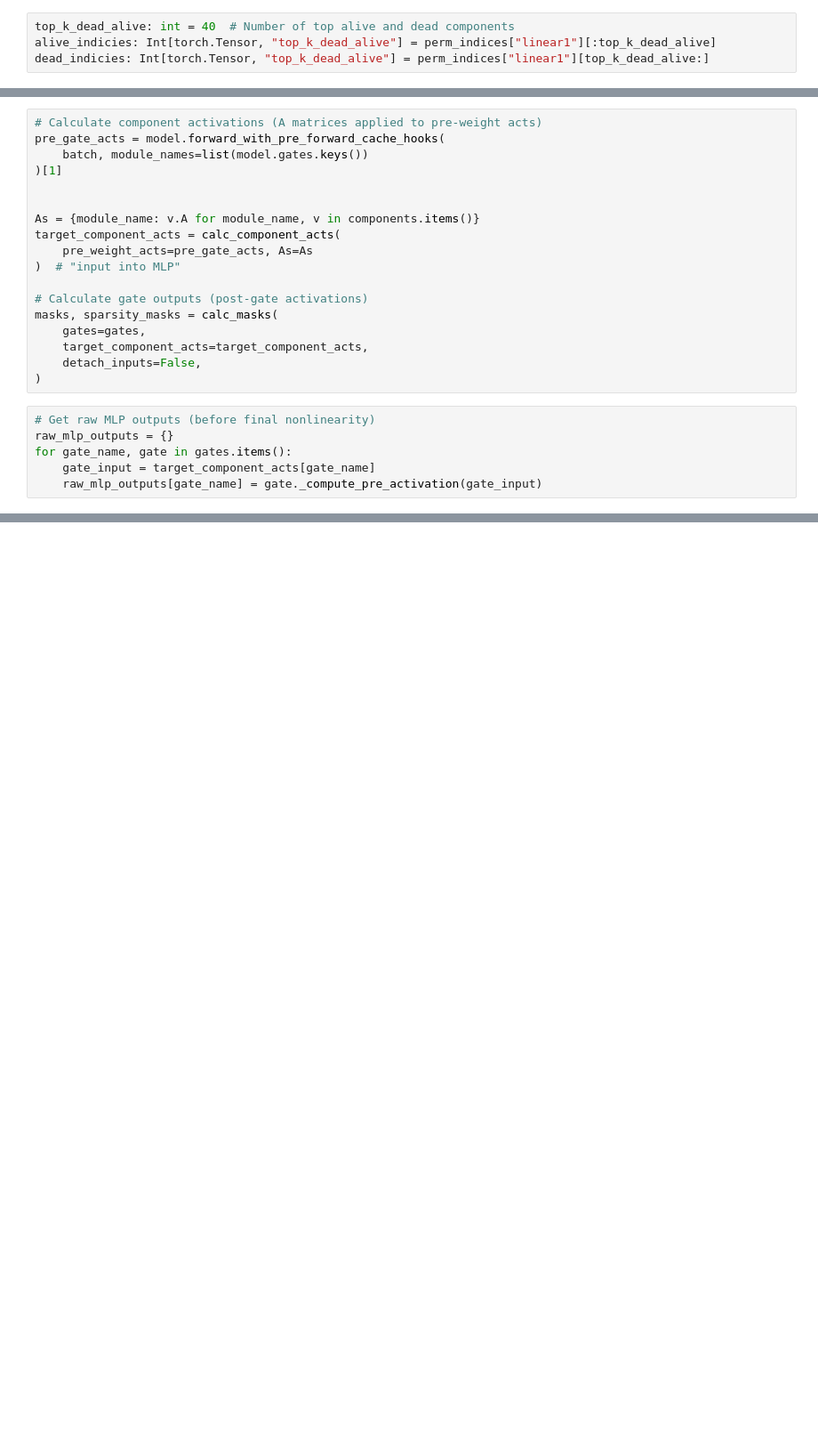
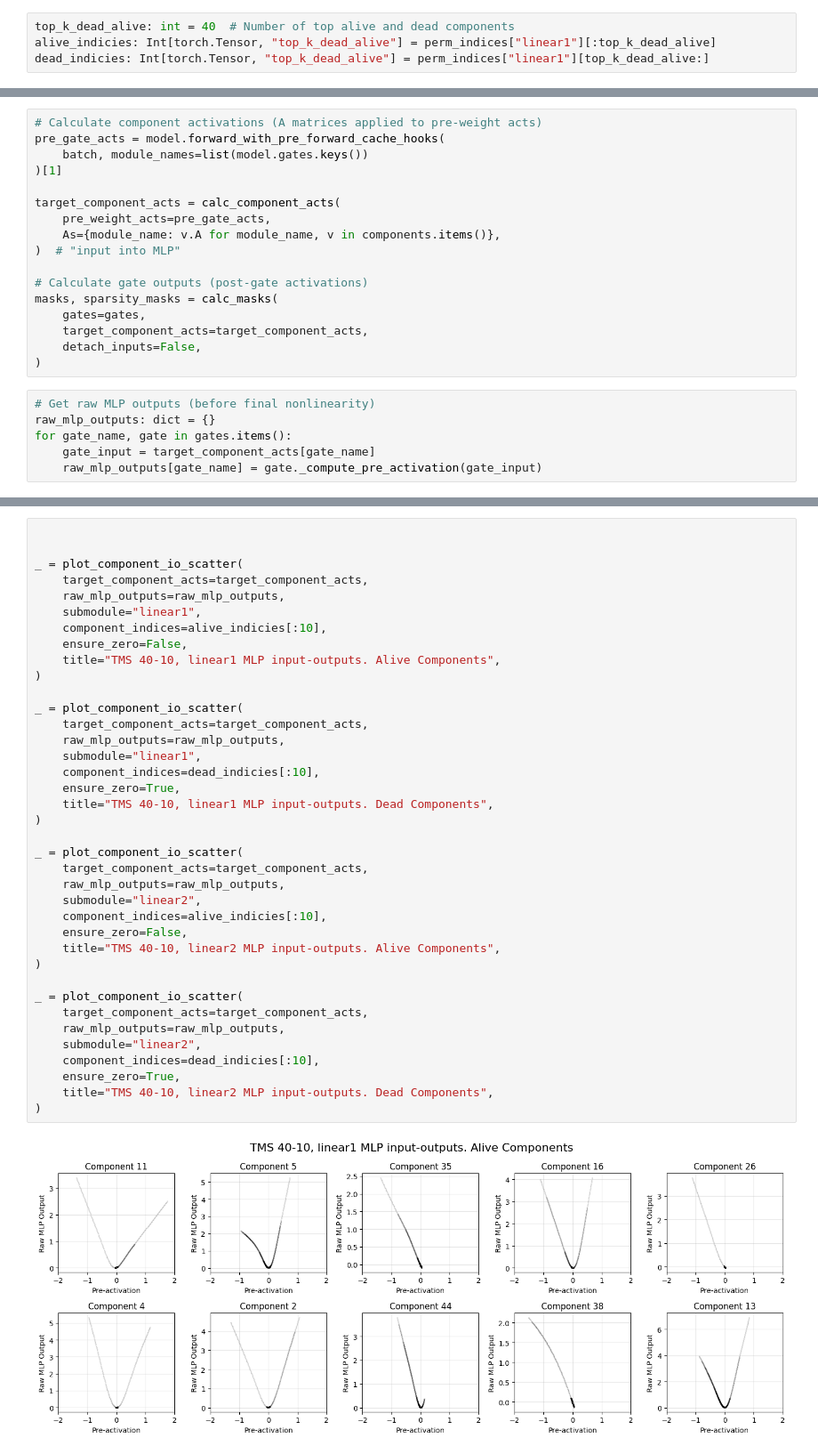
Before and after one commit to mivanit/apd, a Jupyter notebook: notebooks/visualize_gate_mlp_simple.ipynb, the cells around one changed output, grey strips where cells are left out. Shown at 89% size. Cells and saved outputs as stored; diff of their text form; blank space fills up the shorter version.

```diff
--- a/notebooks/visualize_gate_mlp_simple.ipynb
+++ b/notebooks/visualize_gate_mlp_simple.ipynb
@@ -81,10 +84,9 @@ pre_gate_acts = model.forward_with_pre_forward_cache_hooks(
     batch, module_names=list(model.gates.keys())
 )[1]
 
-
-As = {module_name: v.A for module_name, v in components.items()}
 target_component_acts = calc_component_acts(
-    pre_weight_acts=pre_gate_acts, As=As
+    pre_weight_acts=pre_gate_acts,
+	As={module_name: v.A for module_name, v in components.items()},
 )  # "input into MLP"
 
 # Calculate gate outputs (post-gate activations)
@@ -95,7 +97,7 @@ masks, sparsity_masks = calc_masks(
 )
 # %%
 # Get raw MLP outputs (before final nonlinearity)
-raw_mlp_outputs = {}
+raw_mlp_outputs: dict = {}
 for gate_name, gate in gates.items():
     gate_input = target_component_acts[gate_name]
     raw_mlp_outputs[gate_name] = gate._compute_pre_activation(gate_input)
@@ -239,0 +205,40 @@ plt.show()
+# %%
+
+
+_ = plot_component_io_scatter(
+    target_component_acts=target_component_acts,
+    raw_mlp_outputs=raw_mlp_outputs,
+    submodule="linear1",
+    component_indices=alive_indicies[:10],
+    ensure_zero=False,
+    title="TMS 40-10, linear1 MLP input-outputs. Alive Components",
+)
+
+_ = plot_component_io_scatter(
+    target_component_acts=target_component_acts,
+    raw_mlp_outputs=raw_mlp_outputs,
+    submodule="linear1",
+    component_indices=dead_indicies[:10],
+    ensure_zero=True,
+    title="TMS 40-10, linear1 MLP input-outputs. Dead Components",
+)
+
+_ = plot_component_io_scatter(
+    target_component_acts=target_component_acts,
+    raw_mlp_outputs=raw_mlp_outputs,
+    submodule="linear2",
+    component_indices=alive_indicies[:10],
+    ensure_zero=False,
+    title="TMS 40-10, linear2 MLP input-outputs. Alive Components",
+)
+
+_ = plot_component_io_scatter(
+    target_component_acts=target_component_acts,
+    raw_mlp_outputs=raw_mlp_outputs,
+    submodule="linear2",
+    component_indices=dead_indicies[:10],
+    ensure_zero=True,
+    title="TMS 40-10, linear2 MLP input-outputs. Dead Components",
+)
+# %% [output]
+[figure, added]
```
Also changed, not shown: parts of 10 cells of this notebook, 2 other files.
